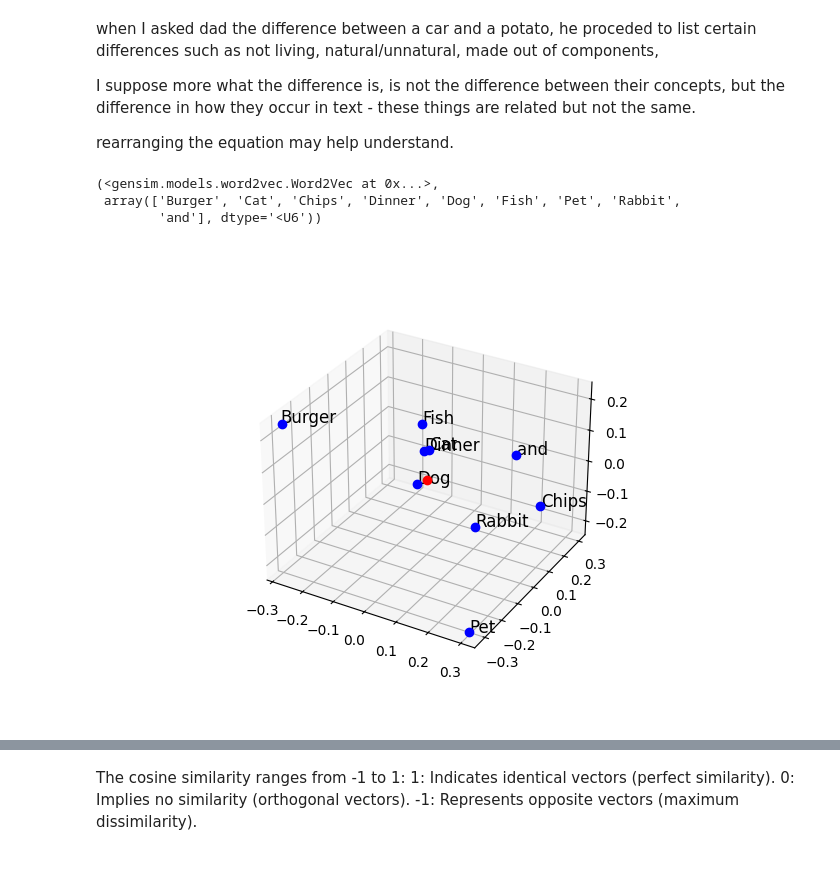
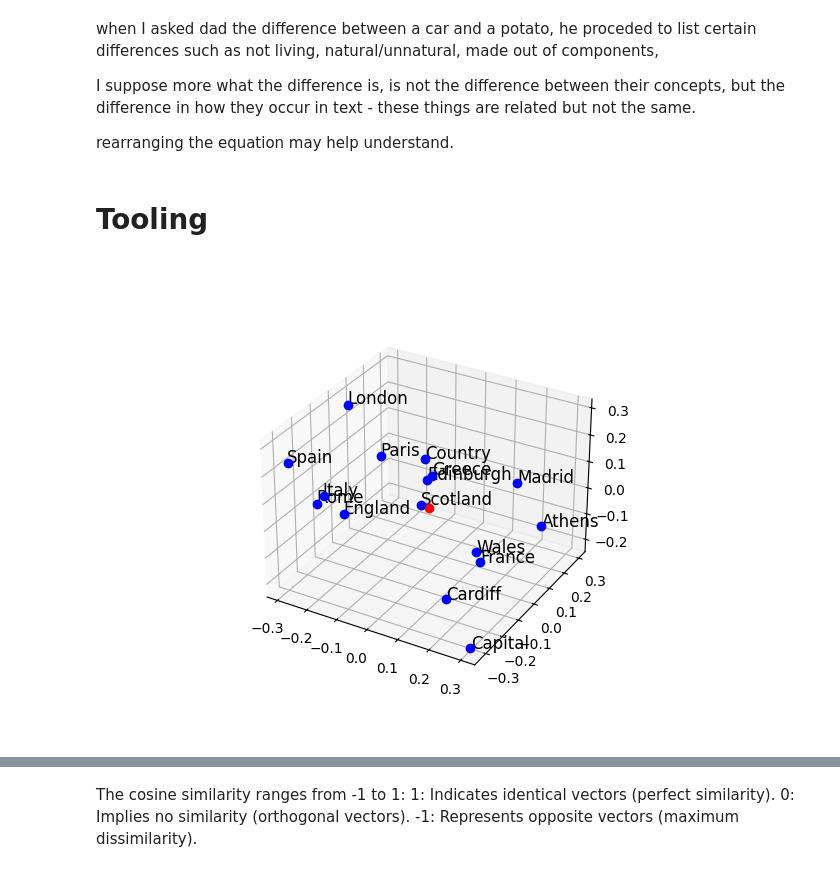
Before and after one commit to DanielJMWilliams/PolysemanticUniversality, a Jupyter notebook: embeddings_tests.ipynb, the cells around one changed output, grey strips where cells are left out. Saved outputs shown, nothing was run; the diff lists cells and outputs as text; code cells hidden in the pictures.

```diff
--- a/embeddings_tests.ipynb
+++ b/embeddings_tests.ipynb
@@ -99,4 +87,5 @@ print(similar_words)
 # %%
 import gensim.downloader as api
 
-model = api.load('word2vec-google-news-300')
+model_google_news = api.load('word2vec-google-news-300')
+model_glove = api.load("glove-wiki-gigaword-50")
@@ -170,2 +132,0 @@ model.most_similar(positive=['man'], negative=['potato'])
-# %%
-model = api.load("glove-wiki-gigaword-50")
@@ -270,20 +151,8 @@ when I asked dad the difference between a car and a potato, he proceded to list
 I suppose more what the difference is, is not the difference between their concepts, but the difference in how they occur in text - these things are related but not the same.
 
 rearranging the equation may help understand.
-# %%
-from gensim.models import Word2Vec
-
-# Example corpus (list of sentences)
-corpus = [
-    ["Dog", "Bark"],
-    ["Tree", "Bark"],
-    ["Dog","Sound", "Bark"],
-    ["Tree", "Sound", "Creak"]
-    # ... add more sentences
-]
-
-# Train Word2Vec model
-model = Word2Vec(corpus, vector_size=3, window=5, min_count=1, sg=1)
+# %% [markdown]
+# Tooling
 # %%
 import numpy as np
 from gensim.models import Word2Vec
@@ -306,6 +175,11 @@ def getCoords(vocab, model):
     xs.append(v[0])
     ys.append(0)
   return xs, ys
+
+def plot_on_graph(point, annotation, graph):
+  graph.plot(point[0], point[1], point[2],  'go')
+  graph.text(point[0] * (1 + 0.01), point[1] * (1 + 0.01), point[2] * (1 + 0.01) , annotation, fontsize=12)
+  return graph
 
 def plot(vocab, model, dimensions):
   fig = plt.figure()
@@ -315,60 +189,37 @@ def plot(vocab, model, dimensions):
     ax.plot(0, 0, 0, 'ro')
 
 
   for i, word in enumerate(vocab):
     v = model.wv[word]
     x = v[0]
     y = 0
     z = 0
     if dimensions>=2:
       y = v[1]
     if dimensions>=3:
       z= v[2]
 
     if dimensions <=2:
       plt.plot(x, y, 'bo')
       plt.text(x * (1 + 0.01), y * (1 + 0.01) , word, fontsize=12)
       plt.axhline()
       plt.axvline()
 
     elif dimensions >=3:
       # syntax for 3-D projection
       ax.plot(x, y, z, 'bo')
       ax.text(x * (1 + 0.01), y * (1 + 0.01) , z * (1 + 0.01) , word, fontsize=12, zorder=1)
 
+  return fig
+
 def all(corpus, dimensions):
   vocab = corpus_vocab(corpus)
   model = train_model(corpus, dimensions)
-  plot(vocab, model, dimensions)
-  return model, vocab
-
-
-corpus = [
-    ["Dog"],
-    ["Cat"],
-    ["Rabbit"],
-    ["Fish"],
-    ["Dog", "Fish"],
-    ["Cat", "Fish"],
-    ["Cat", "and", "Dog"],
-    ["Chips"],
-    ["Fish", "and", "Chips"],
-    ["Burger"],
-    ["Burger", "and", "Chips"],
-    ["Burger", "Dinner"],
-    ["Fish", "Dinner"],
-    ["Chips", "Dinner"],
-    ["Rabbit", "Pet"],
-    ["Fish", "Pet"],
-    ["Cat", "Pet"],
-    ["Dog", "Pet"]
-]
-
+  graph = plot(vocab, model, dimensions)
+  return model, vocab, graph
 
 #all(corpus, 1)
-all(corpus, 3)
+model, vocab, graph = all(corpus_capital, 3)
+#plot_on_graph([0,1,2], "", graph)
 # %% [output]
-(<gensim.models.word2vec.Word2Vec at 0x...>,
- array(['Burger', 'Cat', 'Chips', 'Dinner', 'Dog', 'Fish', 'Pet', 'Rabbit',
-        'and'], dtype='<U6'))
-[figure, old version]
+[figure, new version]
```
Also changed, not shown: parts of 40 cells of this notebook.
